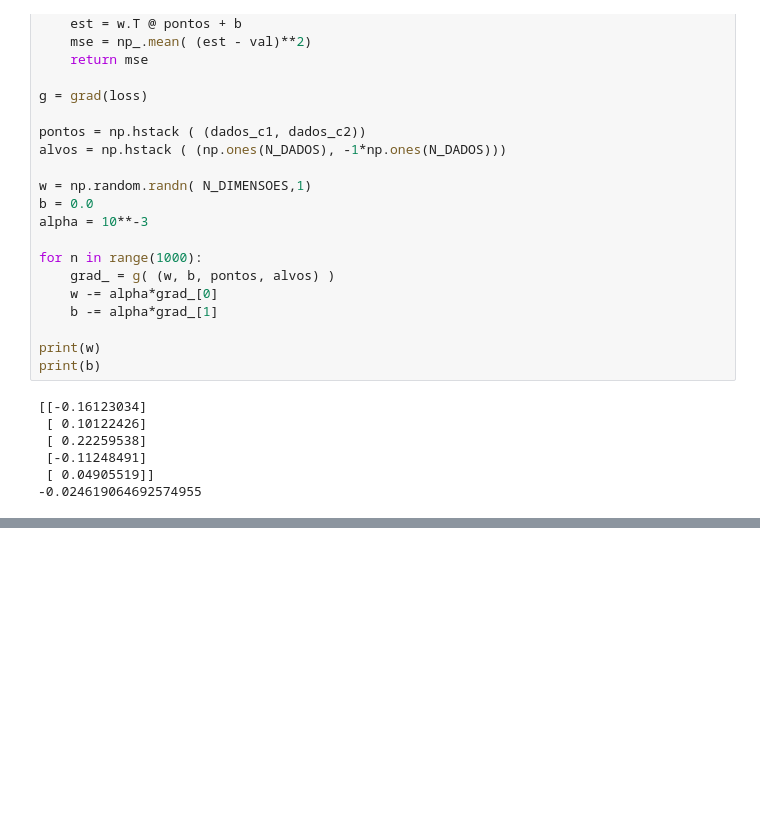
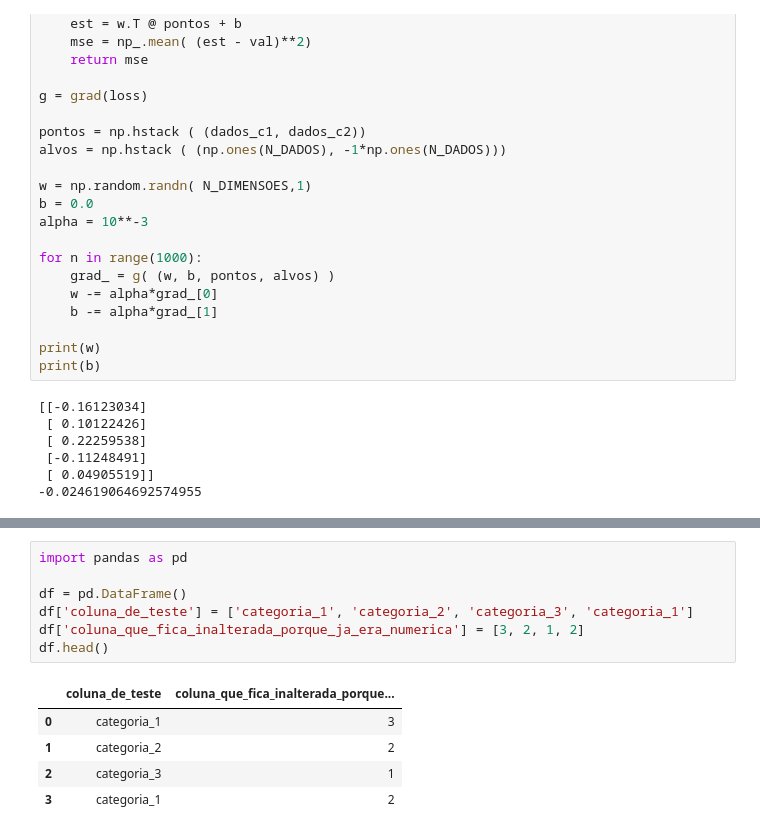
Before and after one commit to tiagoft/alglin, a Jupyter notebook: notebooks/06-regressao_classificacao.ipynb, the cells around one changed output, grey strips where cells are left out. Cells and saved outputs as stored; diff of their text form; blank space fills up the shorter version.

```diff
--- a/notebooks/06-regressao_classificacao.ipynb
+++ b/notebooks/06-regressao_classificacao.ipynb
@@ -781,0 +864,13 @@ joblib.dump((X_train, X_test, y_train, y_test), './dados_classificacao.joblib')
+# %%
+import pandas as pd
+
+df = pd.DataFrame()
+df['coluna_de_teste'] = ['categoria_1', 'categoria_2', 'categoria_3', 'categoria_1']
+df['coluna_que_fica_inalterada_porque_ja_era_numerica'] = [3, 2, 1, 2]
+df.head()
+# %% [output]
+|  | coluna_de_teste | coluna_que_fica_inalterada_porque... |
+| 0 | categoria_1 | 3 |
+| 1 | categoria_2 | 2 |
+| 2 | categoria_3 | 1 |
+| 3 | categoria_1 | 2 |
```
Also changed, not shown: parts of 27 cells of this notebook, 3 other files.
